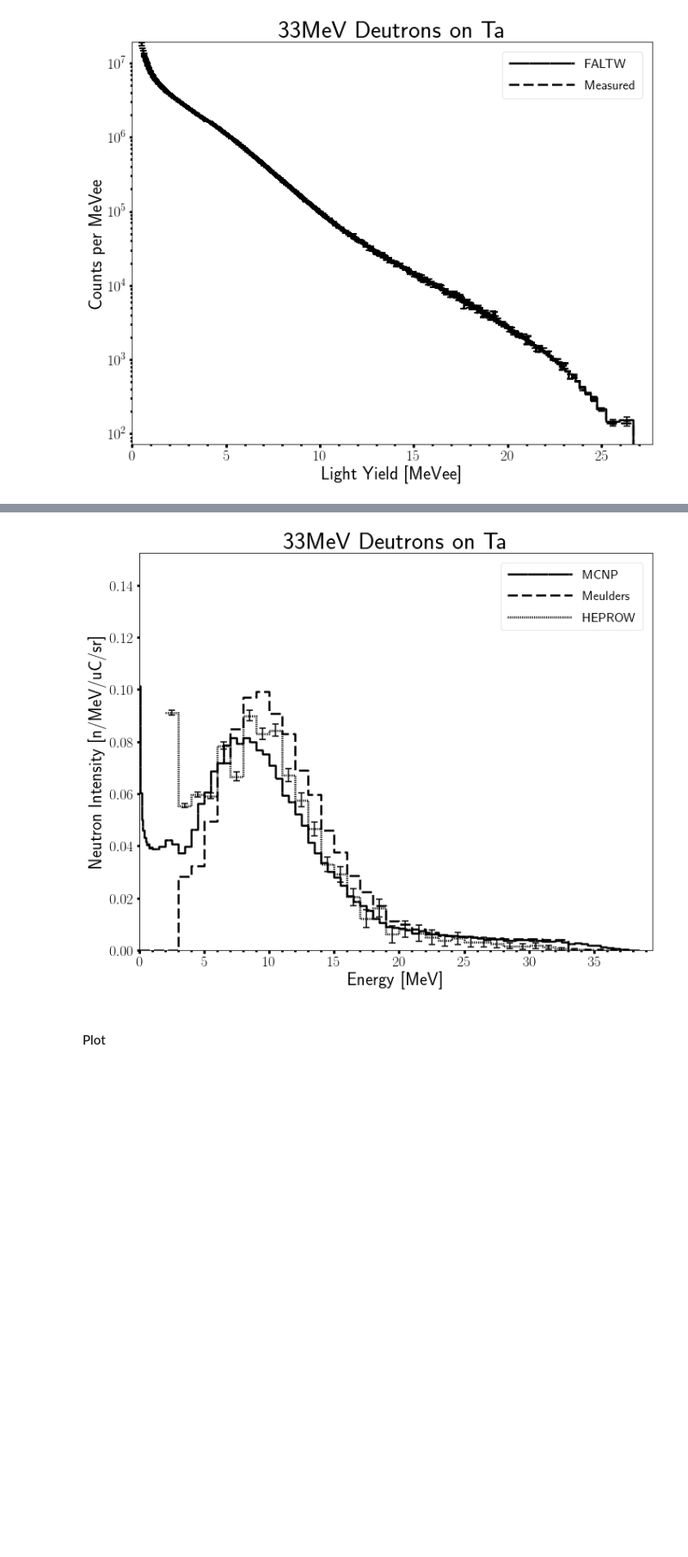
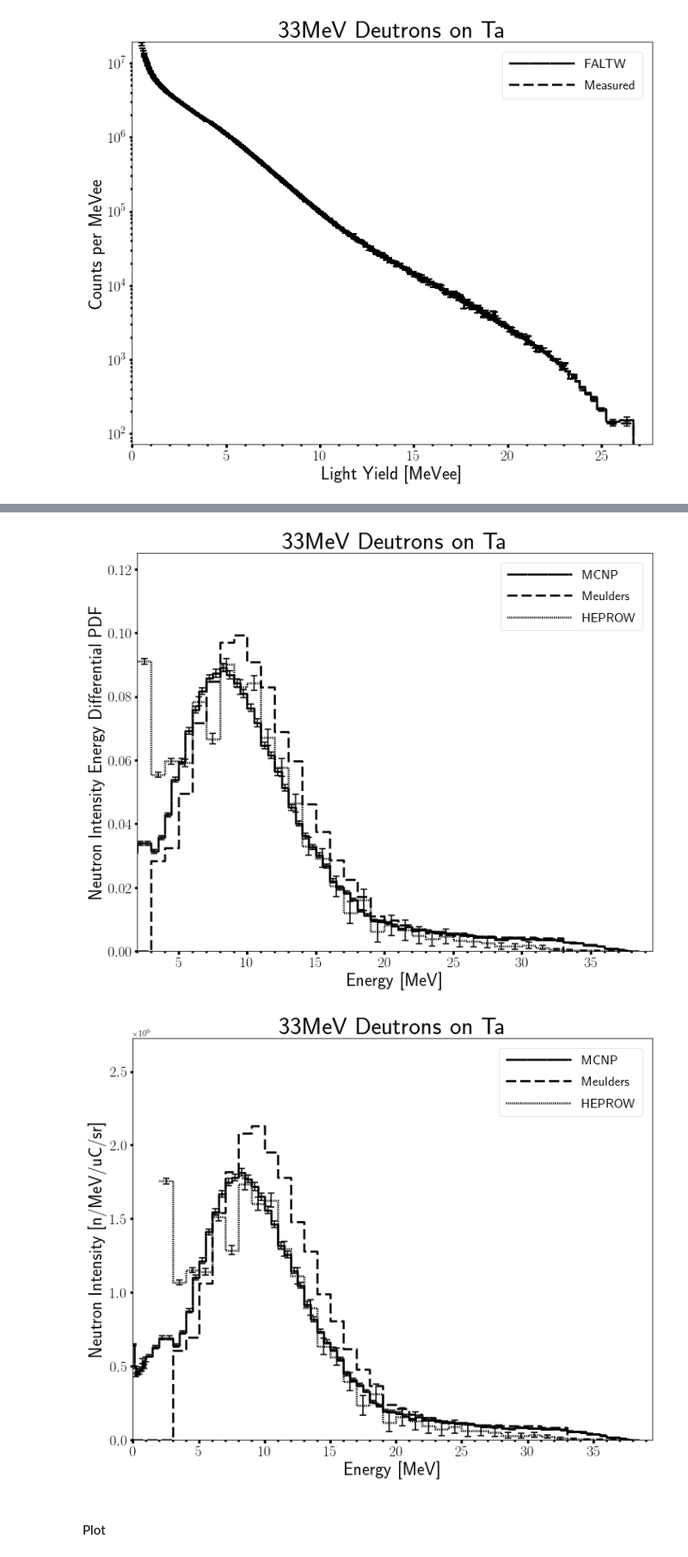
Before and after one commit to 2lambda123/88_Data, a Jupyter notebook: Experiments/PHS/33MeVTa_29-31Mar17/33MeVTa_BeamOnly.ipynb, the cells around one changed output, grey strips where cells are left out. Shown at 86% size. Drawn from its saved outputs; the diff is of its cells as text; code cells hidden in the pictures; blank space fills up the shorter version.

Commit message:
Added in MCNP simulation results.

```diff
--- a/Experiments/PHS/33MeVTa_29-31Mar17/33MeVTa_BeamOnly.ipynb
+++ b/Experiments/PHS/33MeVTa_29-31Mar17/33MeVTa_BeamOnly.ipynb
@@ -1443,11 +1444,11 @@ rangeSetting = 2*10**-7
 
 norm = FluxNormalization('/home/pyne-user/Dropbox/UCB/Research/ETAs/88Inch/Data/Experiments/PHS/33MeVTa_29-31Mar17/BCM/2H+1_33MeV_1027_31Mar2017_Goldblum at 100 nA no bias.bcm',
                         startTime=start, stopTime=stop)
-norm.currentIntegrator = (700)*rangeSetting*1E6
+norm.currentIntegrator = (575)*rangeSetting*1E6
 norm.set_solid_angle(640+46.4, 25)
 norm.set_dead_time(nonparalyzable_beam_dead_time, obsCountRate=(47833445)/norm.runTime,
                    tauDetector=300E-9, tauBeam=150E-9)
-norm.mcnpNormFactor=4.97E9*norm.runTime
+norm.mcnpNormFactor=(1-cos(radians(5)))/2*4*np.pi*20.8E9*norm.currentIntegrator
 
 print str(norm)
 # %% [output]
@@ -1622,32 +1623,46 @@ meuldersNormHisto.plot(logY=True, title='33MeV Deutrons on Ta', xLabel='Energy [
 # %%
-# Read in MCNP Simulated data and normalize
-(mcnpData, fluxTotal, fluxUncert)=read_tally(mcnpPath+mcnpName,904)
-mcnpData.columns = [mcnpBinBounds, 'absFlux', 'absSigma']
+# Read in MCNP Simulated data
+mcnpData = read_tally(mcnpPath+mcnpName,31, readGroups=True, splitTally=True)[1][1]
+mcnpData.columns = [mcnpBinBounds, 'absFlux', 'relSigma']
+mcnpData['absSigma'] = mcnpData['relSigma'] * mcnpData['absFlux']
+
+tmpData1 = read_tally(mcnpPath+mcnpName,131, readGroups=True, splitTally=True)[0][1]
+mcnpData['absFlux'] = mcnpData['absFlux'] + tmpData1['tally']
+mcnpData['absSigma'] = np.sqrt(mcnpData['absSigma']**2 \
+                                + (tmpData1['tally']*tmpData1['uncertainty'])**2)
+mcnpData['relSigma'] = mcnpData['absSigma']/mcnpData['absFlux']
+
+# Normalize the spectrum
 mcnpData['normFlux'] = np.asarray(bin_differentiation(mcnpData[mcnpBinBounds].tolist(),
                                  mcnpData['absFlux'].tolist(), mcnpBinBounds)) \
-                                 * mcnpNormFactor / norm.solidAngle \
+                                 * norm.mcnpNormFactor / norm.solidAngle \
                                  / norm.currentIntegrator/ (1-norm.deadTime)
-mcnpData['normSigma'] = mcnpData['absSigma']*mcnpData['normFlux']
+mcnpData['normSigma'] = mcnpData['relSigma']*mcnpData['normFlux']
 
 # Calculate the pdf and its uncertainty
 mcnpData['pdfFlux'] = np.asarray(bin_differentiation(mcnpData[mcnpBinBounds].tolist(),
                                   normAUBC(mcnpData['absFlux']).tolist(), mcnpBinBounds))
-mcnpData['pdfSigma'] = mcnpData['absSigma']/mcnpData['absFlux']*mcnpData['pdfFlux']
+mcnpData['pdfSigma'] = mcnpData['relSigma']*mcnpData['pdfFlux']
 
 # Build pdf histogram object
 mcnpHisto=Histogram()
 mcnpHisto.build_histo(mcnpData[mcnpBinBounds].tolist(), mcnpData['pdfFlux'].tolist(),
-                         edgeLoc=mcnpBinBounds, name='MCNP')
+                      uncert=mcnpData['pdfSigma'].tolist(), edgeLoc=mcnpBinBounds, name='MCNP')
 mcnpHisto.plot(meuldersHisto, heprowHisto, heplogY=False, title='33MeV Deutrons on Ta',
-                   xLabel='Energy [MeV]', yLabel='Neutron Flux Energy Differential PDF')
+                   xLabel='Energy [MeV]', yLabel='Neutron Intensity Energy Differential PDF',
+                   xMin=2, yMax=0.125, savePath=outPath+'33MeVTa_pdf_lin_1')
 
 # Build norm histogram object
 mcnpNormHisto=Histogram()
 mcnpNormHisto.build_histo(mcnpData[mcnpBinBounds].tolist(), mcnpData['normFlux'].tolist(),
                           uncert=mcnpData['normSigma'].tolist(),edgeLoc=mcnpBinBounds,
                           name='MCNP')
+mcnpNormHisto.plot(meuldersNormHisto, heprowNormHisto, heplogY=False, title='33MeV Deutrons on Ta',
+                   xLabel='Energy [MeV]', yLabel='Neutron Intensity [n/MeV/uC/sr]',
+                   savePath=outPath+'33MeVTa_norm_lin_1')
 # %% [output]
-[figure, old version]
+[figure, new version]
+[figure, added]
 # %% [markdown]
 #### Plot
 # %%
```
Also changed, not shown: parts of 6 cells of this notebook, 5 other files.
